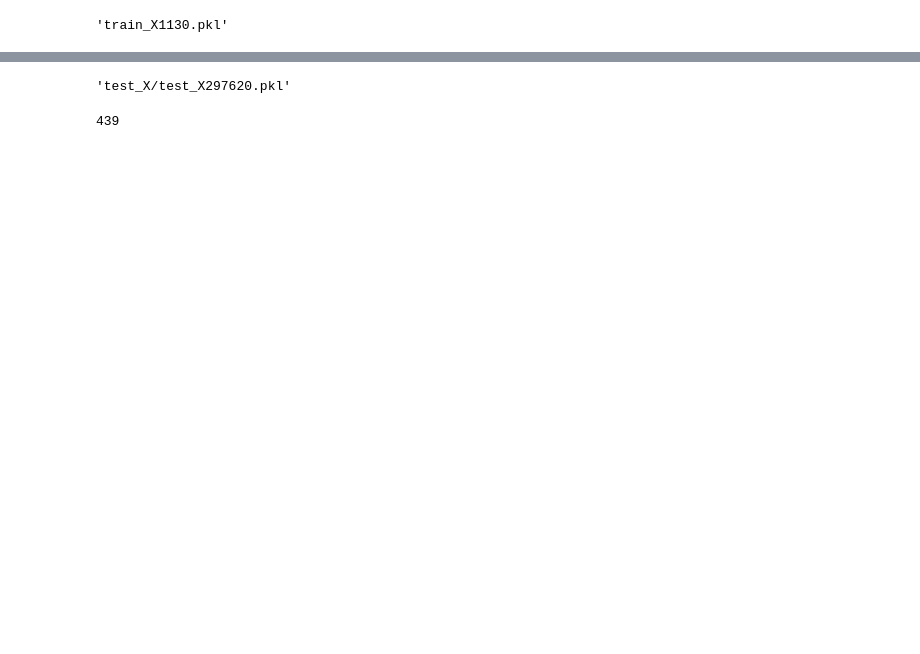
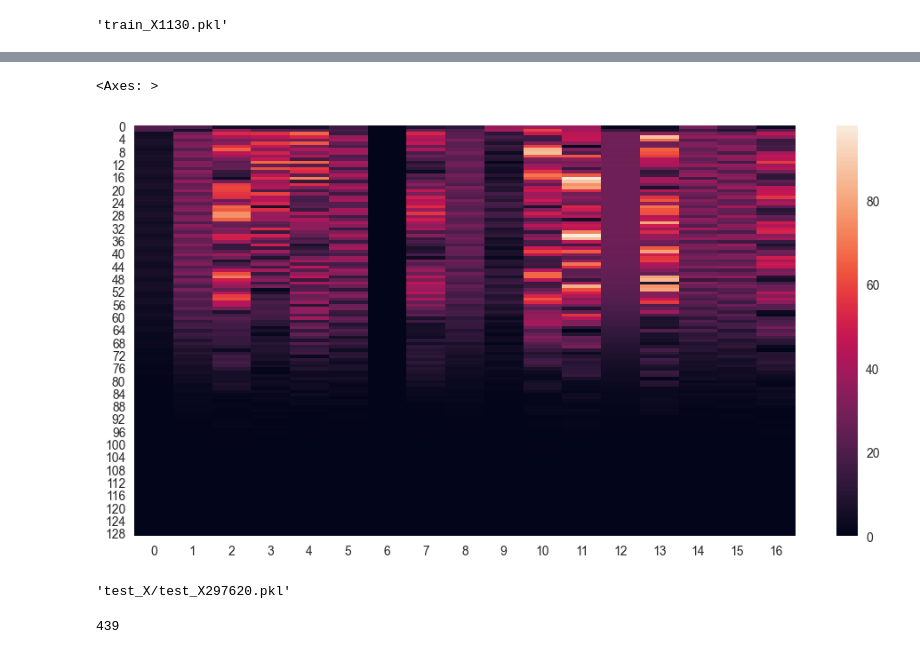
Before and after one commit to JoeZhao527/cl-bricks, a Jupyter notebook: notebooks/data_check.ipynb, the cells around one changed output, grey strips where cells are left out. Cells and saved outputs as stored; diff of their text form; code cells hidden in the pictures; blank space fills up the shorter version.

```diff
--- a/notebooks/data_check.ipynb
+++ b/notebooks/data_check.ipynb
@@ -28,3 +62,18 @@ train_y.filename[1130]
+# %%
+plt.figure(figsize=(12, 6))
+
+# # Plot using pcolormesh for better performance with large datasets
+# plt.pcolormesh(sxx, shading='gouraud', cmap='viridis')
+# plt.colorbar(label='Magnitude')
+# plt.title('Spectrogram')
+# # plt.ylabel('Frequency [Hz]')
+# # plt.xlabel('Time [sec]')
+# plt.tight_layout()
+# plt.show()
+sns.heatmap(sxx)
+# %% [output]
+<Axes: >
+[figure, added]
 # %%
 # listtestfile[178350]
 # %% [output]
```
Also changed, not shown: parts of 17 cells of this notebook, 6 other files.
